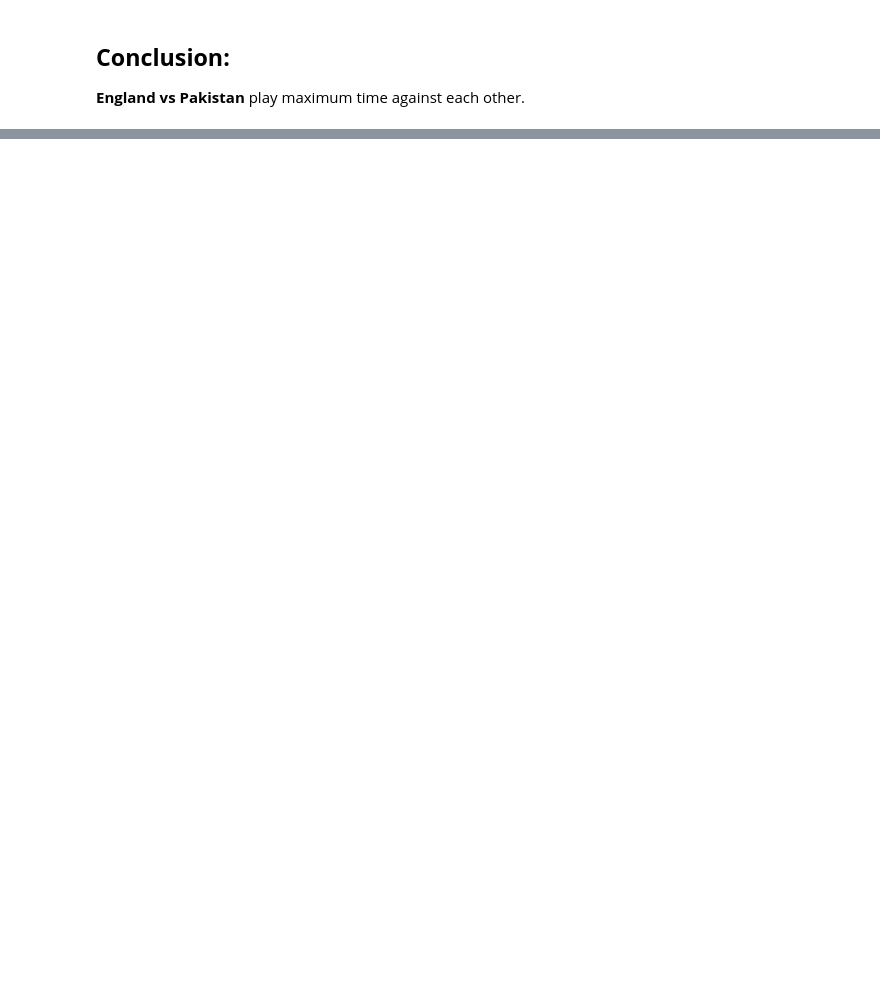
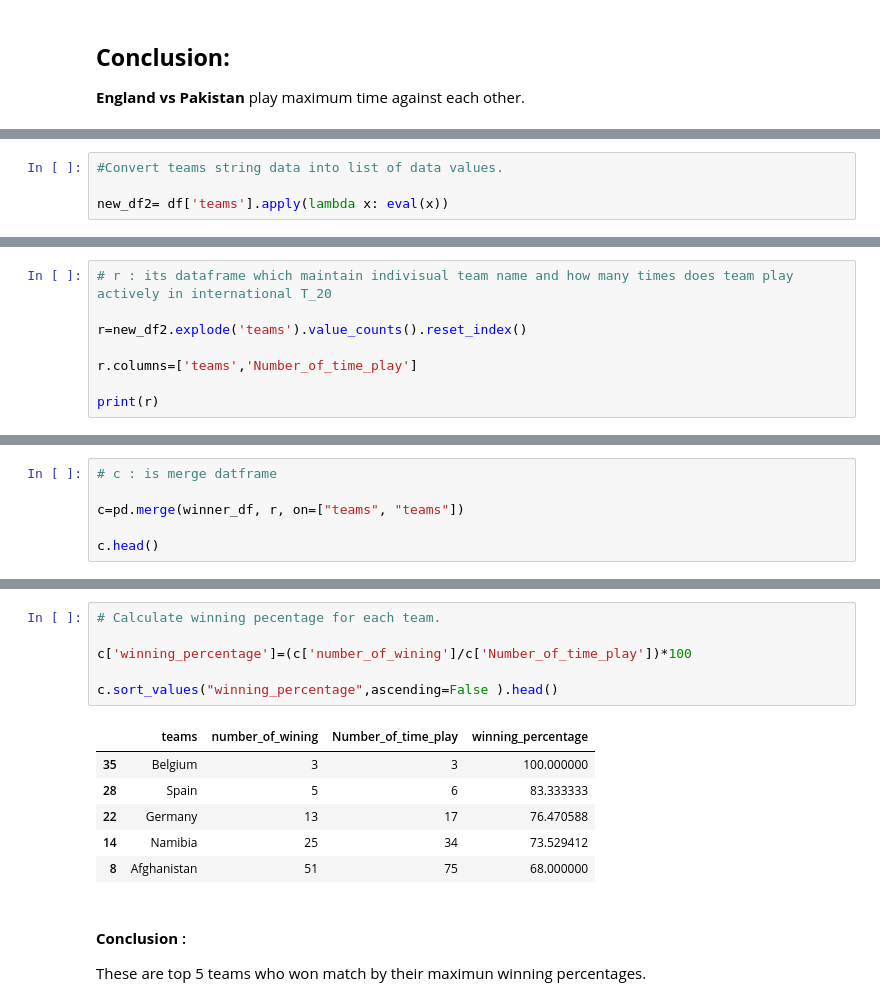
Before and after one commit to Gauravms2143/-International_T20_Data-Analysis--Self-Project.ipynb, a Jupyter notebook: International_T20_Data_Analysis_Self_Project.ipynb, the cells around one changed output, grey strips where cells are left out. Cells and saved outputs as stored; diff of their text form; blank space fills up the shorter version.

```diff
--- a/International_T20_Data_Analysis_Self_Project.ipynb
+++ b/International_T20_Data_Analysis_Self_Project.ipynb
@@ -179,0 +265,4 @@ dups[dups['total_count']==max(dups['total_count'])]
+# %%
+#Convert teams string data into list of data values.
+
+new_df2= df['teams'].apply(lambda x: eval(x))
@@ -179,0 +284,8 @@ dups[dups['total_count']==max(dups['total_count'])]
+# %%
+# r : its dataframe which maintain indivisual team name and how many times does team play actively in international T_20
+
+r=new_df2.explode('teams').value_counts().reset_index()
+
+r.columns=['teams','Number_of_time_play']
+
+print(r)
@@ -179,0 +317,6 @@ dups[dups['total_count']==max(dups['total_count'])]
+# %%
+# c : is merge datframe
+
+c=pd.merge(winner_df, r, on=["teams", "teams"])
+
+c.head()
@@ -179,0 +330,17 @@ dups[dups['total_count']==max(dups['total_count'])]
+# %%
+# Calculate winning pecentage for each team.
+
+c['winning_percentage']=(c['number_of_wining']/c['Number_of_time_play'])*100
+
+c.sort_values("winning_percentage",ascending=False ).head()
+# %% [output]
+|  | teams | number_of_wining | Number_of_time_play | winning_percentage |
+| 35 | Belgium | 3 | 3 | 100.000000 |
+| 28 | Spain | 5 | 6 | 83.333333 |
+| 22 | Germany | 13 | 17 | 76.470588 |
+| 14 | Namibia | 25 | 34 | 73.529412 |
+| 8 | Afghanistan | 51 | 75 | 68.000000 |
+# %% [markdown]
+#### **Conclusion** :
+
+These are top 5 teams who won match by their maximun winning percentages.
```
Also changed, not shown: parts of 20 cells of this notebook.
